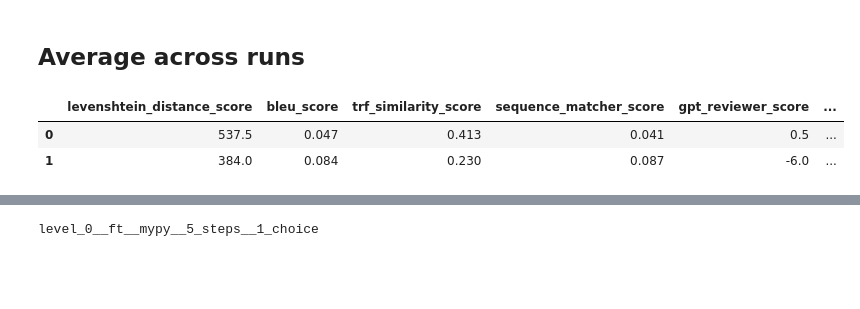
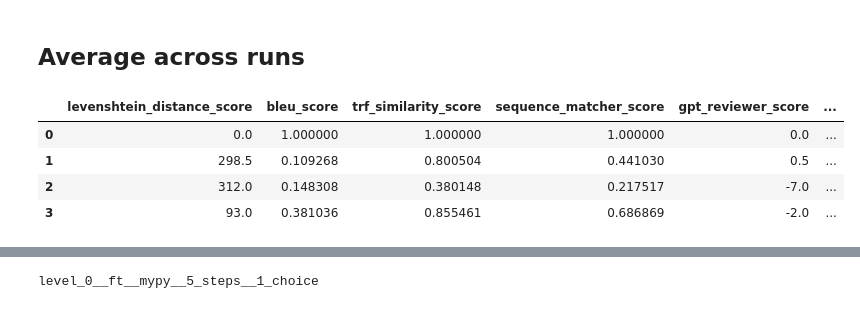
Before and after one commit to pvs-hd-tea/23ws-LLMcoder, a Jupyter notebook: experimental/evaluation.ipynb, the cells around one changed output, grey strips where cells are left out. Cells and saved outputs as stored; diff of their text form; code cells hidden in the pictures; blank space fills up the shorter version.

```diff
--- a/experimental/evaluation.ipynb
+++ b/experimental/evaluation.ipynb
@@ -67,16 +67,28 @@ from functools import reduce
-# %%
-# Create two new dataframes for the mean and std of each entry in the dataframe stored in metrics_dict['<config_name>']['<run_id>'] across all runs
-# The index of the new dataframe should be the same as the index of the original dataframe
-
-for k, v in metrics_dict.items():
-    # mean
-    metrics_dict[k]['mean'] = reduce(lambda a, b: a.add(b, fill_value=0), metrics_dict[k].values()) / len(metrics_dict[k])
-
-    # std
-    metrics_dict[k]['std'] = reduce(lambda a, b: a.add(b, fill_value=0), [((metrics_dict[k][run_id] - metrics_dict[k]['mean']) ** 2) for run_id in metrics_dict[k]]) / len(metrics_dict[k])
-# %%
-metrics_dict[k]['mean'].apply(lambda x: x.round(3))
-# %% [output]
-|  | levenshtein_distance_score | bleu_score | trf_similarity_score | sequence_matcher_score | gpt_reviewer_score | ... |
-| 0 | 537.5 | 0.047 | 0.413 | 0.041 | 0.5 | ... |
-| 1 | 384.0 | 0.084 | 0.230 | 0.087 | -6.0 | ... |
+# %%
+for k, v in metrics_dict.items():
+    metrics_dict[k]['mean'] = pd.concat(v.values()).groupby(level=0).mean()
+    metrics_dict[k]['std'] = pd.concat(v.values()).groupby(level=0).std()
+    metrics_dict[k]['median'] = pd.concat(v.values()).groupby(level=0).median()
+    metrics_dict[k]['min'] = pd.concat(v.values()).groupby(level=0).min()
+    metrics_dict[k]['max'] = pd.concat(v.values()).groupby(level=0).max()
+    metrics_dict[k]['25%'] = pd.concat(v.values()).groupby(level=0).quantile(0.25)
+    metrics_dict[k]['75%'] = pd.concat(v.values()).groupby(level=0).quantile(0.75)
+# %%
+# Split the metrics into `level_0`, `level_1`, and `level_2` difficulties
+metrics_dict_levels = {}
+
+for k, v in metrics_dict.items():
+    level = k.split('__')[0]
+
+    if level not in metrics_dict_levels:
+        metrics_dict_levels[level] = {}
+
+    metrics_dict_levels[level][k] = v
+# %%
+metrics_dict_levels['level_0']['level_0__ft__mypy__5_steps__1_choice']['mean']
+# %% [output]
+|  | levenshtein_distance_score | bleu_score | trf_similarity_score | sequence_matcher_score | gpt_reviewer_score | ... |
+| 0 | 0.0 | 1.000000 | 1.000000 | 1.000000 | 0.0 | ... |
+| 1 | 298.5 | 0.109268 | 0.800504 | 0.441030 | 0.5 | ... |
+| 2 | 312.0 | 0.148308 | 0.380148 | 0.217517 | -7.0 | ... |
+| 3 | 93.0 | 0.381036 | 0.855461 | 0.686869 | -2.0 | ... |
```
Also changed, not shown: parts of 6 cells of this notebook.
